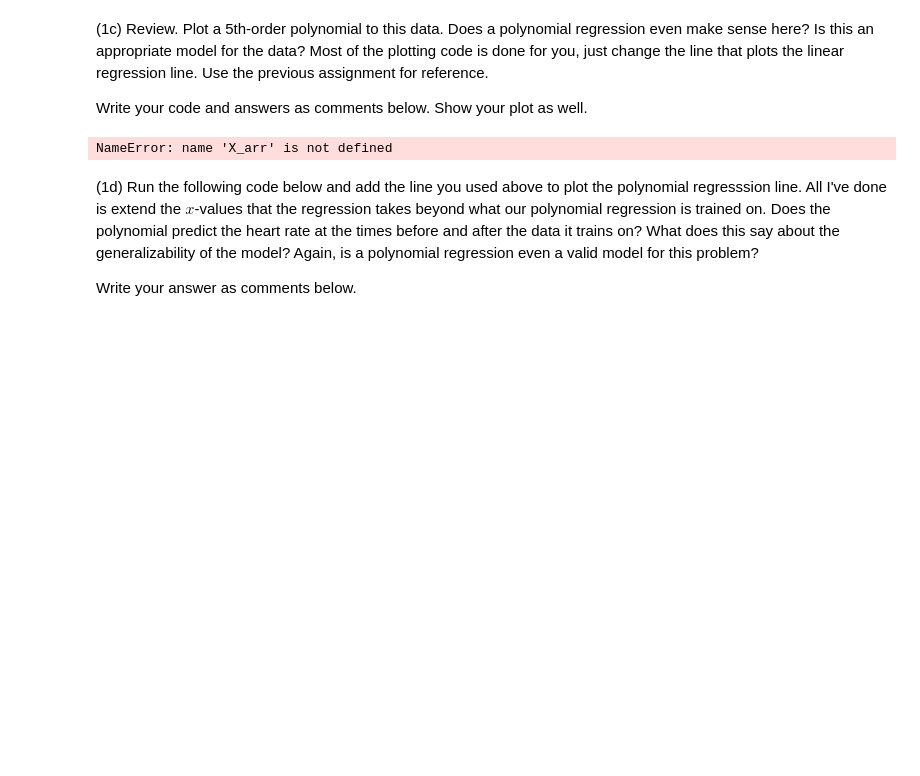
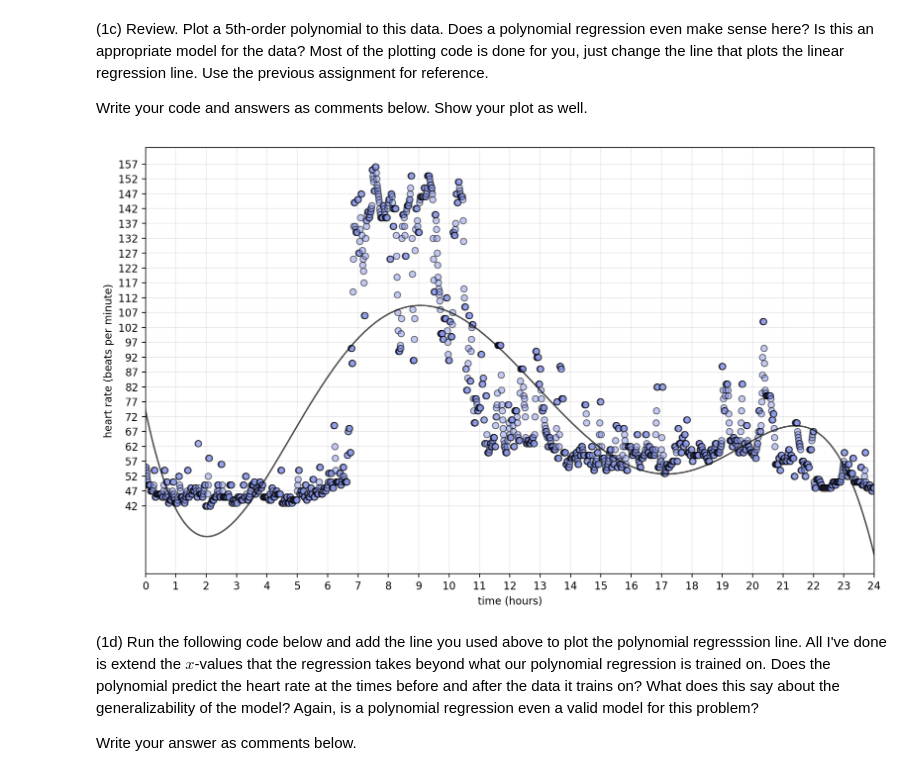
Before and after one commit to shak360/Lab-Training, a Jupyter notebook: Module_2_Python-ML/Assignment_4/emalamut/Assignment_4.ipynb, the cells around one changed output. Saved outputs shown, nothing was run; the diff lists cells and outputs as text; code cells hidden in the pictures; blank space fills up the shorter version.

```diff
--- a/Module_2_Python-ML/Assignment_4/emalamut/Assignment_4.ipynb
+++ b/Module_2_Python-ML/Assignment_4/emalamut/Assignment_4.ipynb
@@ -61,7 +61,7 @@ plt.show()
 
 Write your code and answers as comments below. Show your plot as well.
 # %%
-m = len(X)
+m = len(Y)
 Y_vec = Y
 # create the matrix for X using numpy
 # recall that X should be of shape (m,6)
@@ -74,7 +74,14 @@ Y_vec = Y
 # the fifth column should be the fourth power of x
 # the sixth column should be the fifth power of x
 ### Write code below ###
-pass
+X_arr = np.zeros((m,6))
+for i in range(m):
+    X_arr[i][0] = 1
+    X_arr[i][1] = X[i]
+    X_arr[i][2] = (X[i])**2
+    X_arr[i][3] = (X[i])**3
+    X_arr[i][4] = (X[i])**4
+    X_arr[i][5] = (X[i])**5
 ### Write code above ###
 assert X_arr.shape[0] == m
 assert X_arr.shape[1] == 6
@@ -85,29 +92,30 @@ assert np.allclose(X_arr[:,1], np.squeeze(X))
 # transposing a numpy array is extremely easy
 # taking matrix multiplication is also straight-
 # forward with numpy
-pass
+XTX = np.matmul(X_arr.T,X_arr)
+XTY = np.matmul(X_arr.T,Y_vec)
 
 
 # use np.linalg.solve to solve (X.T*X)*betas=(X.T*Y)
 ### Write code below ###
-pass
+betas = np.linalg.solve(XTX,XTY)
 ### Write code above ###
-# %% [output]
-NameError: name 'X_arr' is not defined
 # %%
 plt.figure(2, figsize=(12.5, 7.5), dpi=200)
 plt.scatter(X, Y, edgecolors='k', marker="o", color="#8795E8", alpha=0.5)
 tmp_X = np.linspace(start=0, stop=24, num=50*len(Y))
 ### Don't edit the code above, only add the polynomial regression plotting line below ###
-pass
+plt.plot(tmp_X, betas[0]+betas[1]*tmp_X+betas[2]*(tmp_X**2) + betas[3]*(tmp_X**3) + betas[4]*(tmp_X**4) + betas[5]*(tmp_X**5), 'k-', alpha=2./3, label='least squares')
 ### Don't edit the code below, only add the polynomial regression plotting line above ###
 plt.xticks(np.arange(min(X), max(X)+1, 1.0))
 plt.yticks(np.arange(min(Y), max(Y)+5, 5))
 plt.grid(True, alpha=0.25)
 plt.xlim(np.min(X), np.max(X))
 plt.ylabel('heart rate (beats per minute)')
 plt.xlabel('time (hours)')
 plt.show()
+# %% [output]
+[figure, added]
 # %% [markdown]
 (1d) Run the following code below and add the line you used above to plot the polynomial regresssion line. All I've done is extend the $x$-values that the regression takes beyond what our polynomial regression is trained on. Does the polynomial predict the heart rate at the times before and after the data it trains on? What does this say about the generalizability of the model? Again, is a polynomial regression even a valid model for this problem?
 
```
Also changed, not shown: parts of 6 cells of this notebook.
